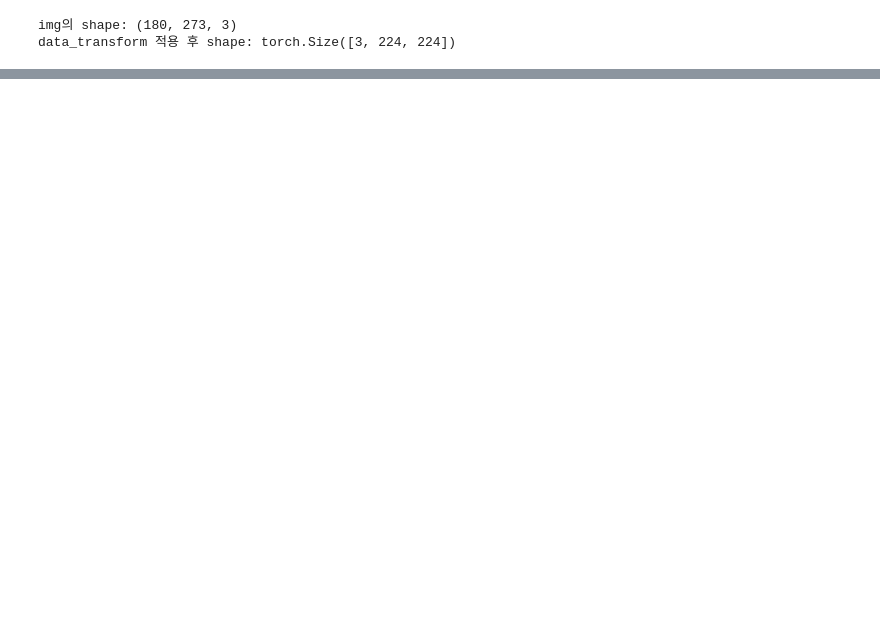
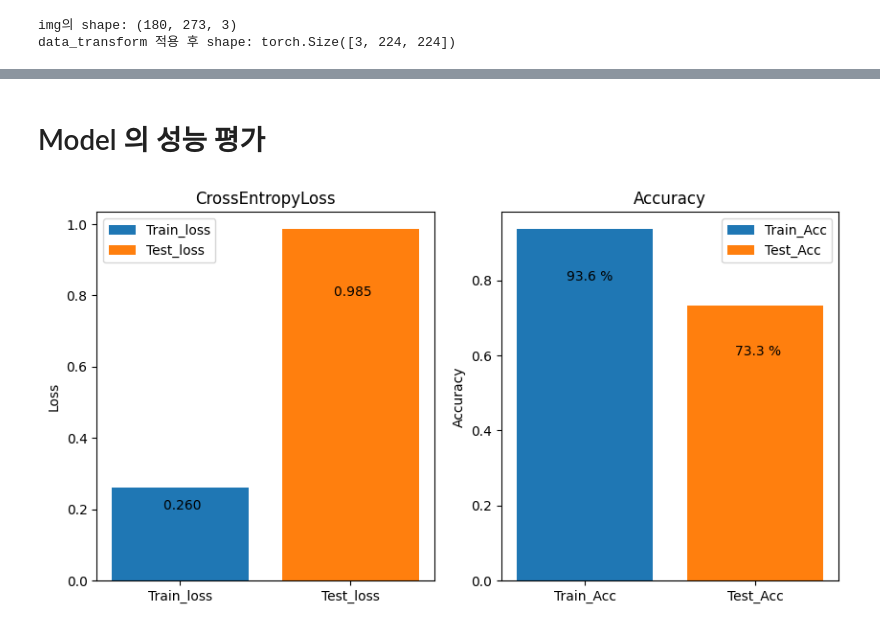
Before and after one commit to youse0ng/Myopencv, a Jupyter notebook: DeepLearningVision/pretrained_model/Resnet_50.ipynb, the cells around one changed output, grey strips where cells are left out. Saved outputs shown, nothing was run; the diff lists cells and outputs as text; code cells hidden in the pictures; blank space fills up the shorter version.

```diff
--- a/DeepLearningVision/pretrained_model/Resnet_50.ipynb
+++ b/DeepLearningVision/pretrained_model/Resnet_50.ipynb
@@ -152,0 +228,4 @@ data_transform 적용 후 shape: torch.Size([3, 224, 224])
+# %%
+# test_loader의 에러 확인
+for X,y in test_dataloader:
+    print(y)
@@ -152,0 +333,20 @@ data_transform 적용 후 shape: torch.Size([3, 224, 224])
+# %%
+from tqdm.auto import tqdm
+model.eval()
+test_loss,test_acc=0,0
+with torch.inference_mode():
+    for index,(X,y) in enumerate(tqdm(test_dataloader)):
+        # forward Pass
+        test_logits = model(X)
+
+        # calculate loss
+        loss = loss_fn(test_logits,y)
+        test_loss += loss.item()
+        # Calculate the acc
+        predicted_label = torch.argmax(test_logits,dim=1)
+        test_acc += ((predicted_label==y).sum().item()) / len(predicted_label)
+
+test_acc = test_acc / len(test_dataloader)
+test_loss = test_loss / len(test_dataloader)
+
+print(f'test_acc: {(test_acc*100):.3f} | test_loss: {(test_loss*100):.3f}')
@@ -152,0 +458,25 @@ data_transform 적용 후 shape: torch.Size([3, 224, 224])
+# %% [markdown]
+# Model 의 성능 평가
+# %%
+plt.figure(figsize=(10,5))
+
+plt.subplot(1,2,1)
+plt.bar(x='Train_loss',height=train_loss.item(),label='Train_loss')
+plt.bar(x='Test_loss',height=test_loss,label='Test_loss')
+plt.title('CrossEntropyLoss')
+plt.ylabel('Loss')
+plt.text(-0.1,0.2,f'{(train_loss):.3f}  ')
+plt.text(0.9,0.8,f'{test_loss:.3f} ')
+plt.legend()
+
+plt.subplot(1,2,2)
+plt.bar(x='Train_Acc',height=train_acc,label='Train_Acc')
+plt.bar(x='Test_Acc',height=test_acc,label='Test_Acc')
+plt.legend()
+plt.title('Accuracy')
+plt.ylabel('Accuracy')
+plt.text(-0.11,0.8,f'{(train_acc*100):.1f} % ')
+plt.text(0.88,0.6,f'{test_acc*100:.1f} %')
+plt.show()
+# %% [output]
+[figure, added]
```
Also changed, not shown: parts of 25 cells of this notebook.
